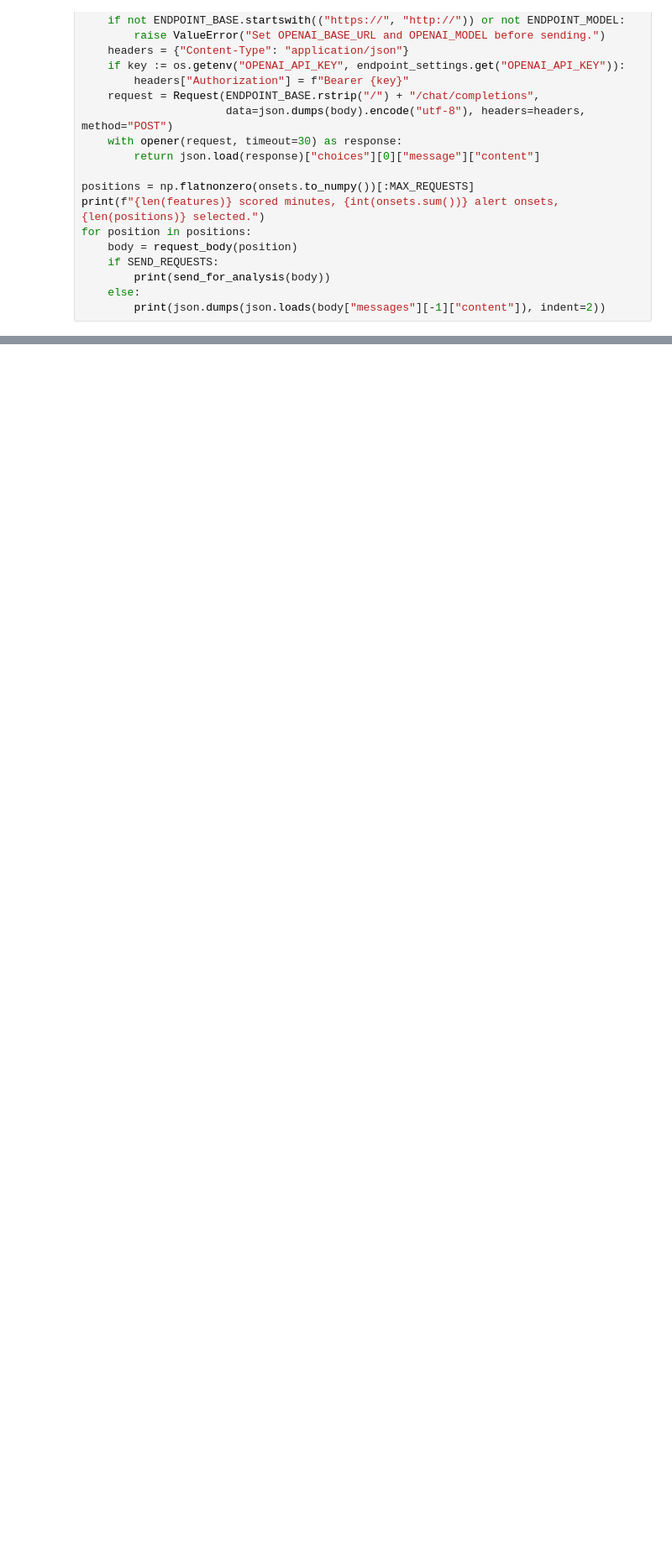
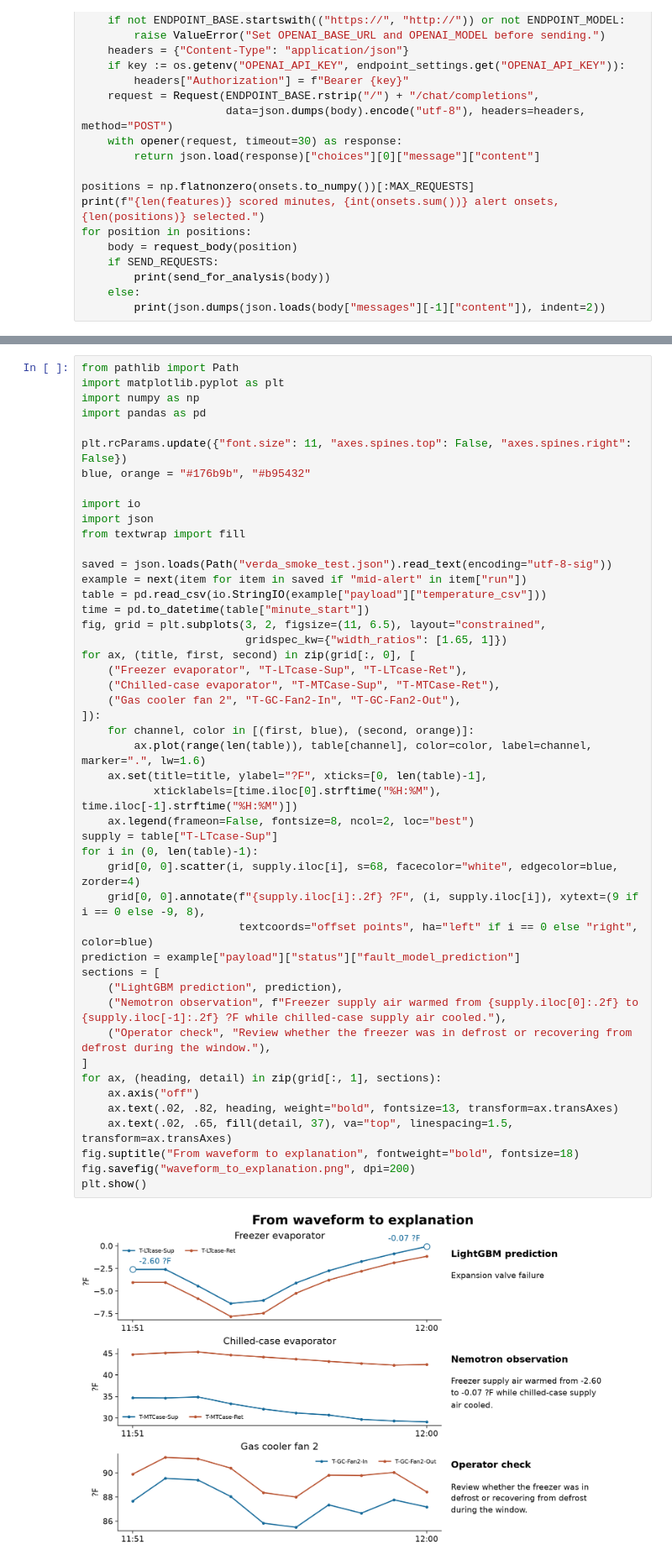
Before and after one commit to aliphys/hackJunction2026, a Jupyter notebook: fault_analysis_replay.ipynb, the cells around one changed output, grey strips where cells are left out. Shown at 84% size. Cells and saved outputs as stored; diff of their text form; blank space fills up the shorter version.

```diff
--- a/fault_analysis_replay.ipynb
+++ b/fault_analysis_replay.ipynb
@@ -143,0 +148,49 @@ for position in positions:
+# %%
+from pathlib import Path
+import matplotlib.pyplot as plt
+import numpy as np
+import pandas as pd
+
+plt.rcParams.update({"font.size": 11, "axes.spines.top": False, "axes.spines.right": False})
+blue, orange = "#176b9b", "#b95432"
+
+import io
+import json
+from textwrap import fill
+
+saved = json.loads(Path("verda_smoke_test.json").read_text(encoding="utf-8-sig"))
+example = next(item for item in saved if "mid-alert" in item["run"])
+table = pd.read_csv(io.StringIO(example["payload"]["temperature_csv"]))
+time = pd.to_datetime(table["minute_start"])
+fig, grid = plt.subplots(3, 2, figsize=(11, 6.5), layout="constrained",
+                         gridspec_kw={"width_ratios": [1.65, 1]})
+for ax, (title, first, second) in zip(grid[:, 0], [
+    ("Freezer evaporator", "T-LTcase-Sup", "T-LTcase-Ret"),
+    ("Chilled-case evaporator", "T-MTCase-Sup", "T-MTCase-Ret"),
+    ("Gas cooler fan 2", "T-GC-Fan2-In", "T-GC-Fan2-Out"),
+]):
+    for channel, color in [(first, blue), (second, orange)]:
+        ax.plot(range(len(table)), table[channel], color=color, label=channel, marker=".", lw=1.6)
+    ax.set(title=title, ylabel="?F", xticks=[0, len(table)-1],
+           xticklabels=[time.iloc[0].strftime("%H:%M"), time.iloc[-1].strftime("%H:%M")])
+    ax.legend(frameon=False, fontsize=8, ncol=2, loc="best")
+supply = table["T-LTcase-Sup"]
+for i in (0, len(table)-1):
+    grid[0, 0].scatter(i, supply.iloc[i], s=68, facecolor="white", edgecolor=blue, zorder=4)
+    grid[0, 0].annotate(f"{supply.iloc[i]:.2f} ?F", (i, supply.iloc[i]), xytext=(9 if i == 0 else -9, 8),
+                        textcoords="offset points", ha="left" if i == 0 else "right", color=blue)
+prediction = example["payload"]["status"]["fault_model_prediction"]
+sections = [
+    ("LightGBM prediction", prediction),
+    ("Nemotron observation", f"Freezer supply air warmed from {supply.iloc[0]:.2f} to {supply.iloc[-1]:.2f} ?F while chilled-case supply air cooled."),
+    ("Operator check", "Review whether the freezer was in defrost or recovering from defrost during the window."),
+]
+for ax, (heading, detail) in zip(grid[:, 1], sections):
+    ax.axis("off")
+    ax.text(.02, .82, heading, weight="bold", fontsize=13, transform=ax.transAxes)
+    ax.text(.02, .65, fill(detail, 37), va="top", linespacing=1.5, transform=ax.transAxes)
+fig.suptitle("From waveform to explanation", fontweight="bold", fontsize=18)
+fig.savefig("waveform_to_explanation.png", dpi=200)
+plt.show()
+# %% [output]
+[figure, added]
```
Also changed, not shown: parts of 1 cell of this notebook, 12 other files.
